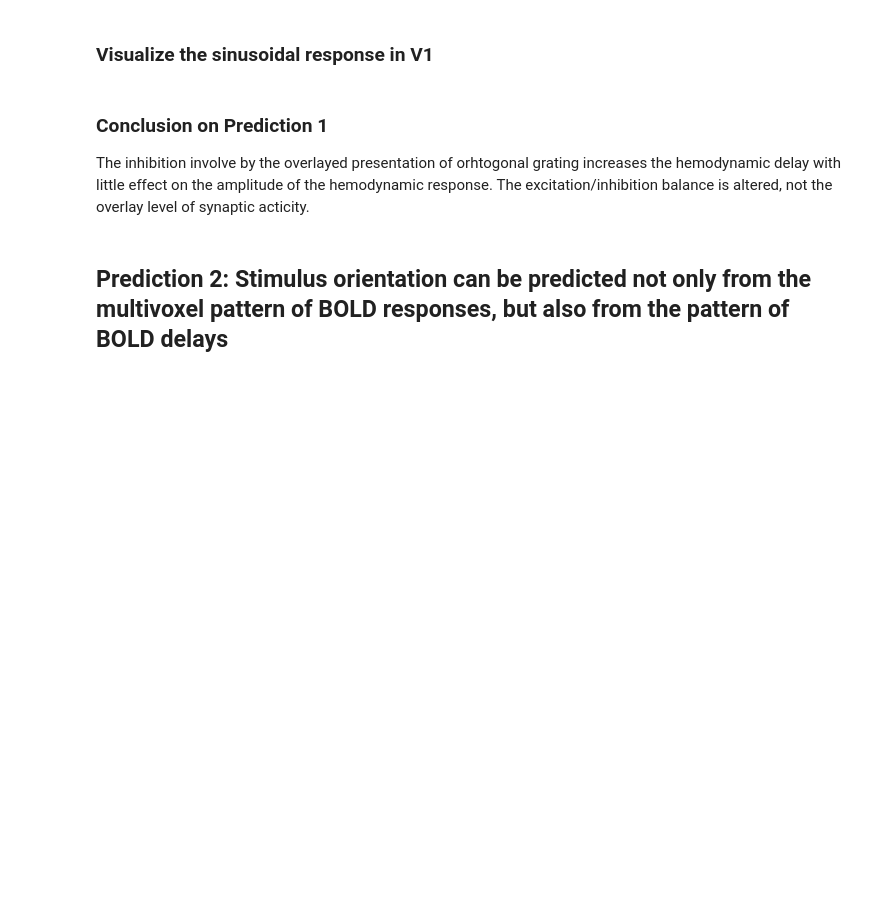
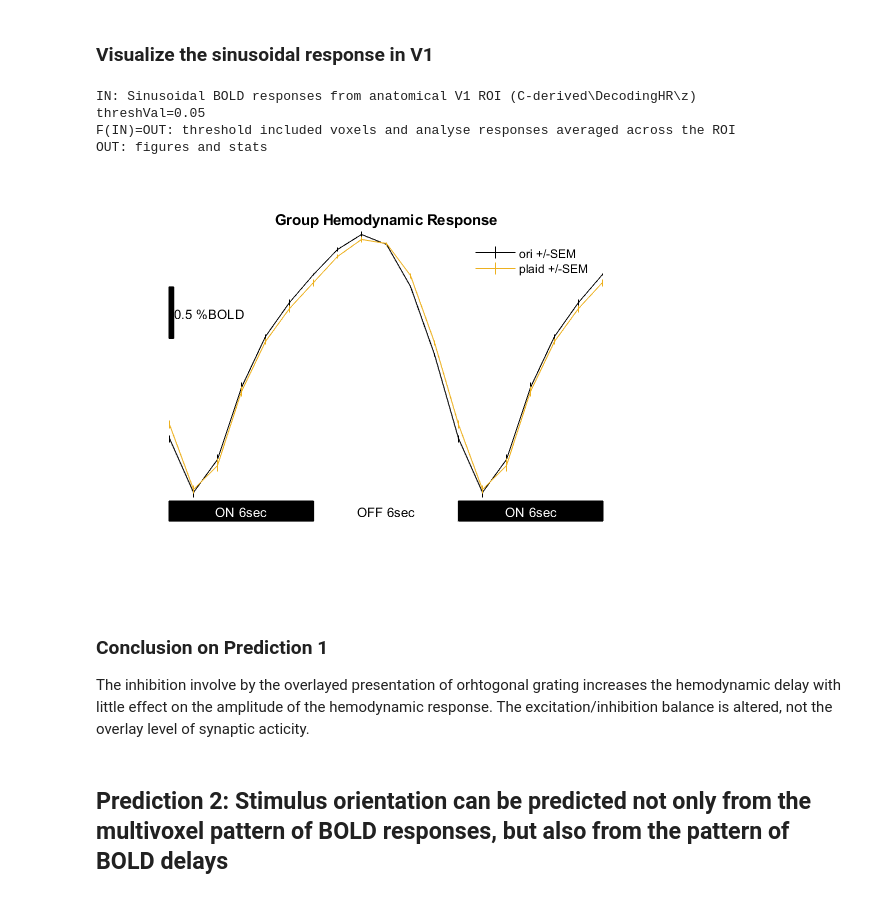
Before and after one commit to Proulx-S/HRdelay, a Jupyter notebook: neuroimaging/HRdelay.ipynb, the cells around one changed output. Drawn from its saved outputs; the diff is of its cells as text; code cells hidden in the pictures; blank space fills up the shorter version.

Commit message:
Finalize decoding and add decoding on hr

```diff
--- a/neuroimaging/HRdelay.ipynb
+++ b/neuroimaging/HRdelay.ipynb
@@ -98,3 +116,11 @@ hrGroupAnalysis
+# %%
+runGroupAnalysis_hr
+# %% [output]
+IN: Sinusoidal BOLD responses from anatomical V1 ROI (C-derived\DecodingHR\z)
+threshVal=0.05
+F(IN)=OUT: threshold included voxels and analyse responses averaged across the ROI
+OUT: figures and stats
+[figure, added]
 # %% [markdown]
 ### Conclusion on Prediction 1
 The inhibition involve by the overlayed presentation of orhtogonal grating increases the hemodynamic delay with little effect on the amplitude of the hemodynamic response. The excitation/inhibition balance is altered, not the overlay level of synaptic acticity.
```
Also changed, not shown: parts of 11 cells of this notebook, 7 other files.
